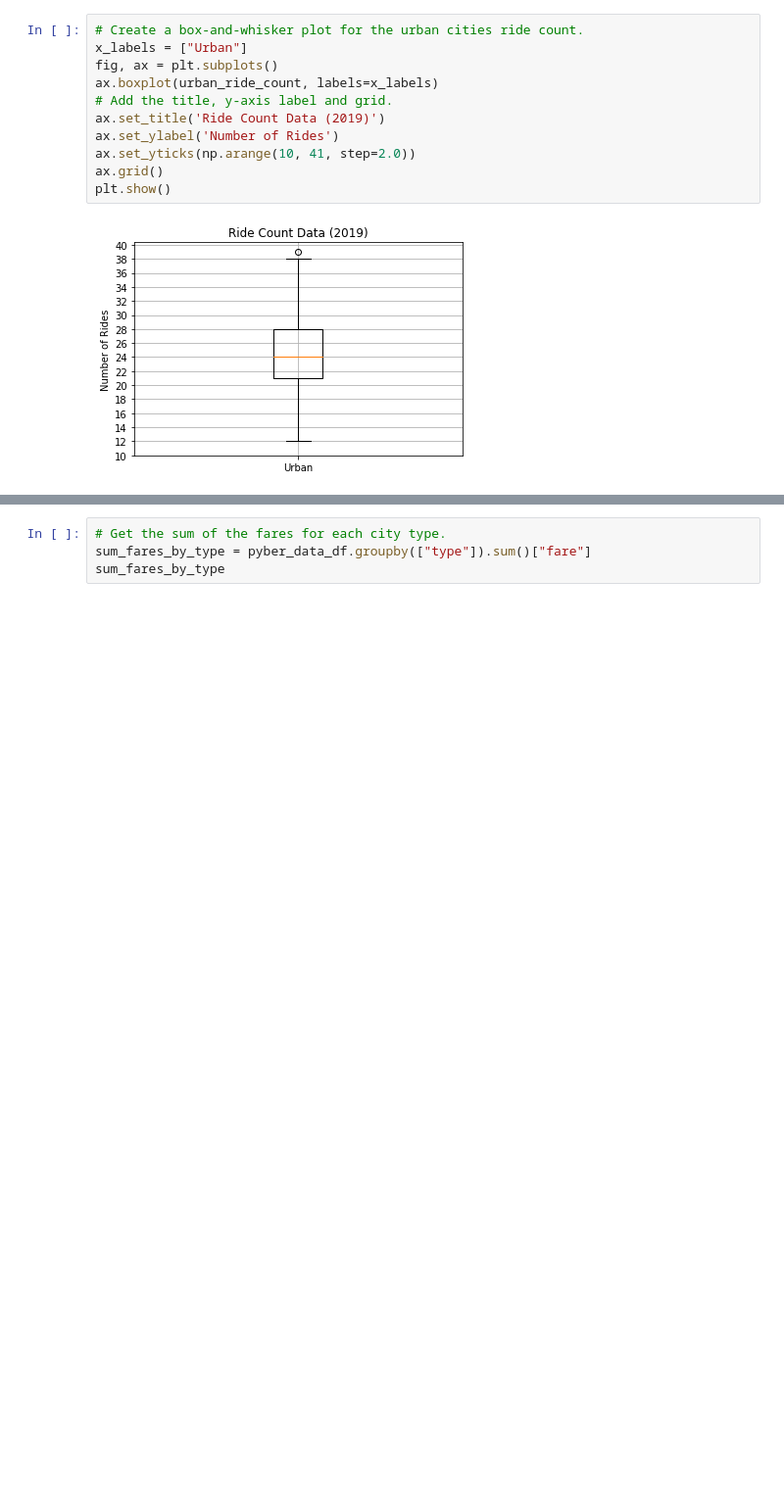
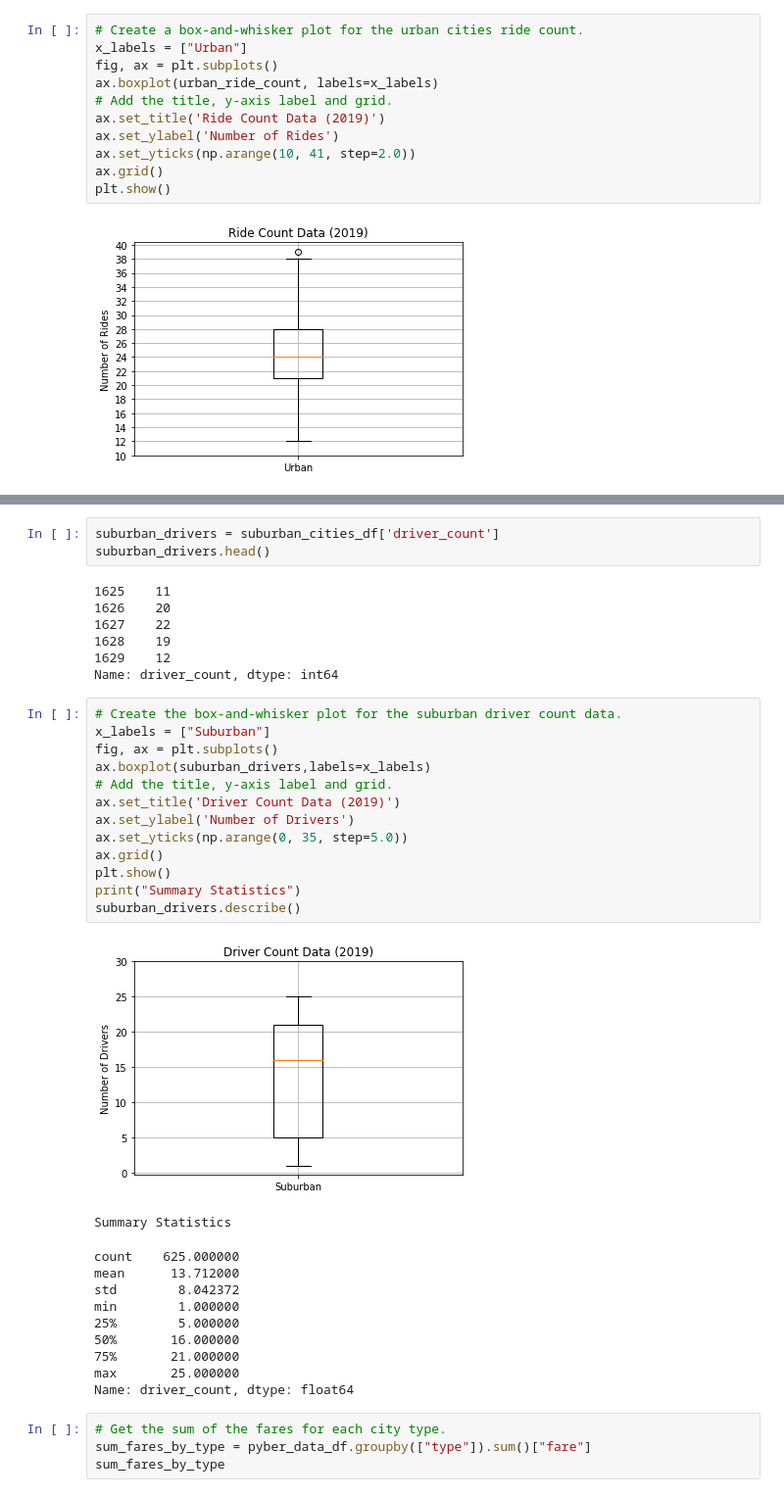
Before and after one commit to NassimNatA/PyBer_Analysis, a Jupyter notebook: PyBer_Analysis .ipynb, the cells around one changed output, grey strips where cells are left out. Shown: that part at 98% size. Drawn from its saved outputs; the diff is of its cells as text; blank space fills up the shorter version.

```diff
--- a/PyBer_Analysis .ipynb
+++ b/PyBer_Analysis .ipynb
@@ -463,3 +539,38 @@ urban_drivers.describe()
+# %%
+suburban_drivers = suburban_cities_df['driver_count']
+suburban_drivers.head()
+# %% [output]
+1625    11
+1626    20
+1627    22
+1628    19
+1629    12
+Name: driver_count, dtype: int64
+# %%
+# Create the box-and-whisker plot for the suburban driver count data.
+x_labels = ["Suburban"]
+fig, ax = plt.subplots()
+ax.boxplot(suburban_drivers,labels=x_labels)
+# Add the title, y-axis label and grid.
+ax.set_title('Driver Count Data (2019)')
+ax.set_ylabel('Number of Drivers')
+ax.set_yticks(np.arange(0, 35, step=5.0))
+ax.grid()
+plt.show()
+print("Summary Statistics")
+suburban_drivers.describe()
+# %% [output]
+[figure, added]
+Summary Statistics
+count    625.000000
+mean      13.712000
+std        8.042372
+min        1.000000
+25%        5.000000
+50%       16.000000
+75%       21.000000
+max       25.000000
+Name: driver_count, dtype: float64
 # %%
 # Get the sum of the fares for each city type.
 sum_fares_by_type = pyber_data_df.groupby(["type"]).sum()["fare"]
```
Also changed, not shown: parts of 11 cells of this notebook, 5 other files.
